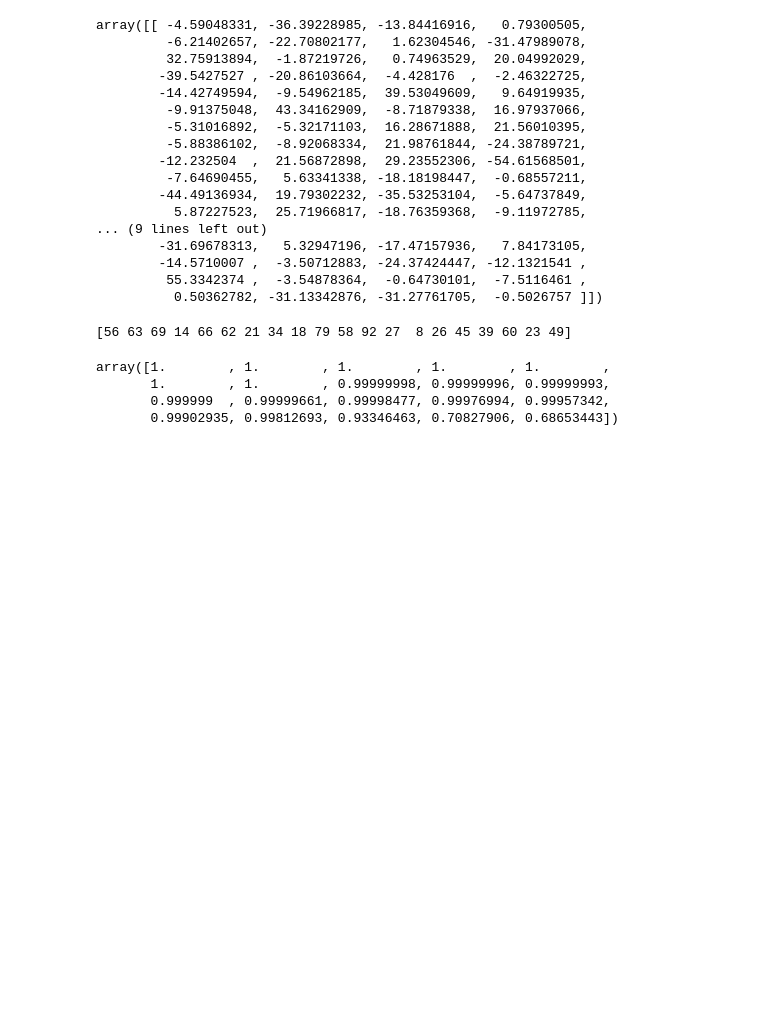
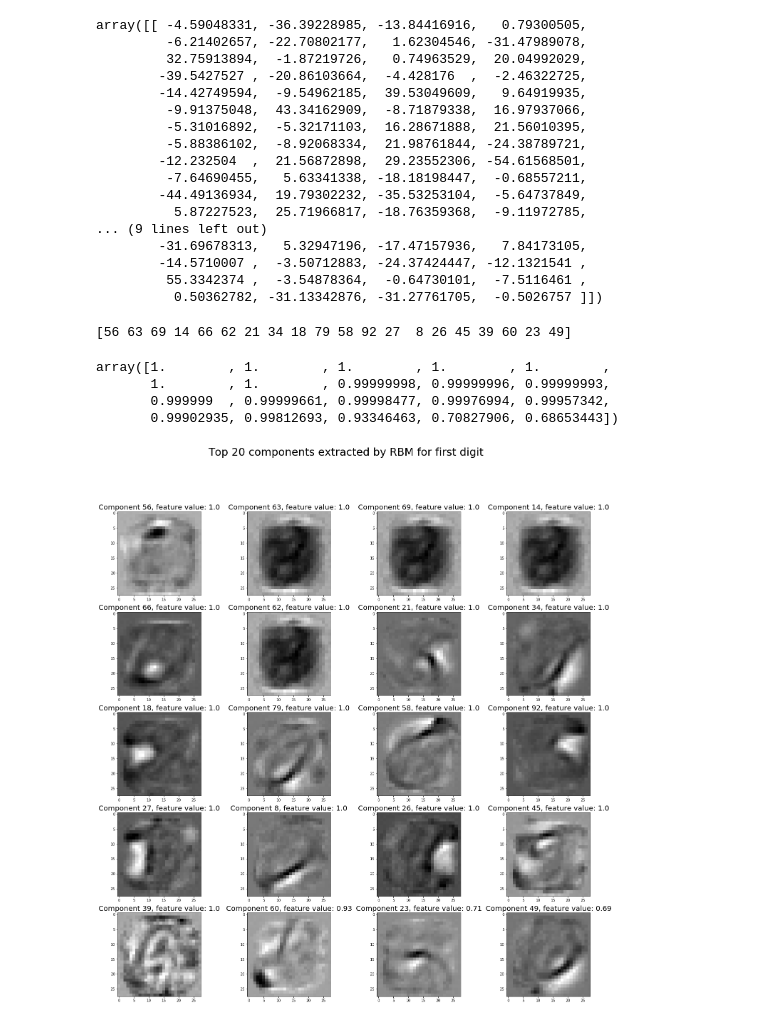
Before and after one commit to yungshun317/feature-learning, a Jupyter notebook: mnist_dataset.ipynb, the cells around one changed output. Saved outputs shown, nothing was run; the diff lists cells and outputs as text; code cells hidden in the pictures; blank space fills up the shorter version.

```diff
--- a/mnist_dataset.ipynb
+++ b/mnist_dataset.ipynb
@@ -258,3 +258,15 @@ array([1.        , 1.        , 1.        , 1.        , 1.        ,
        1.        , 1.        , 0.99999998, 0.99999996, 0.99999993,
        0.999999  , 0.99999661, 0.99998477, 0.99976994, 0.99957342,
        0.99902935, 0.99812693, 0.93346463, 0.70827906, 0.68653443])
+# %%
+# Plot the RBM components (representations of the new feature sets) for the most represented features
+plt.figure(figsize=(25, 25))
+for i, comp in enumerate(top_features):
+    plt.subplot(5, 4, i + 1)
+    plt.imshow(rbm.components_[comp].reshape((28, 28)), cmap=plt.cm.gray_r)
+    plt.title("Component {}, feature value: {}".format(comp, round(image_new_features[comp], 2)), fontsize=20)
+plt.suptitle('Top 20 components extracted by RBM for first digit', fontsize=30)
+
+plt.show()
+# %% [output]
+[figure, added]
```
Also changed, not shown: parts of 13 cells of this notebook, 1 other file.
